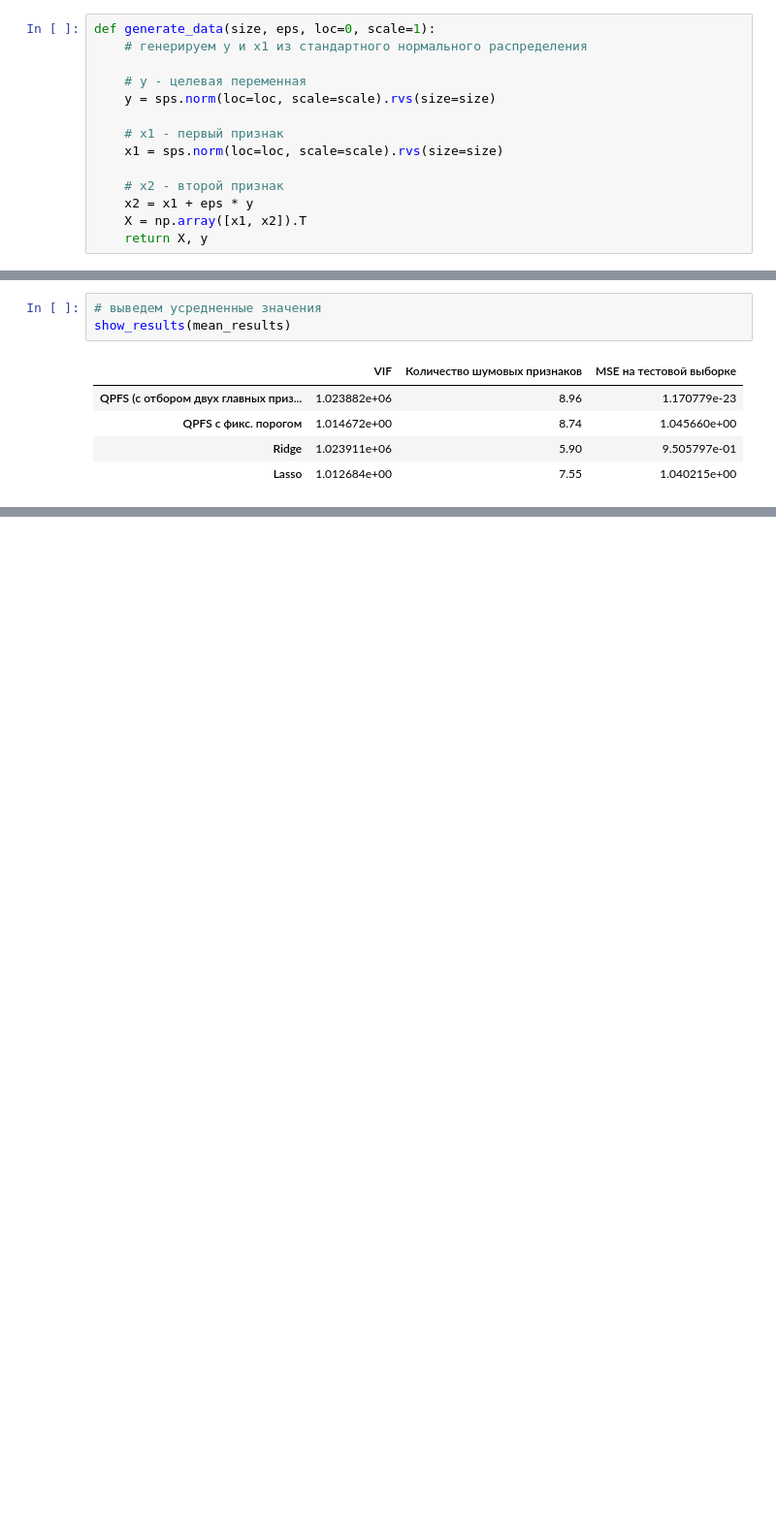
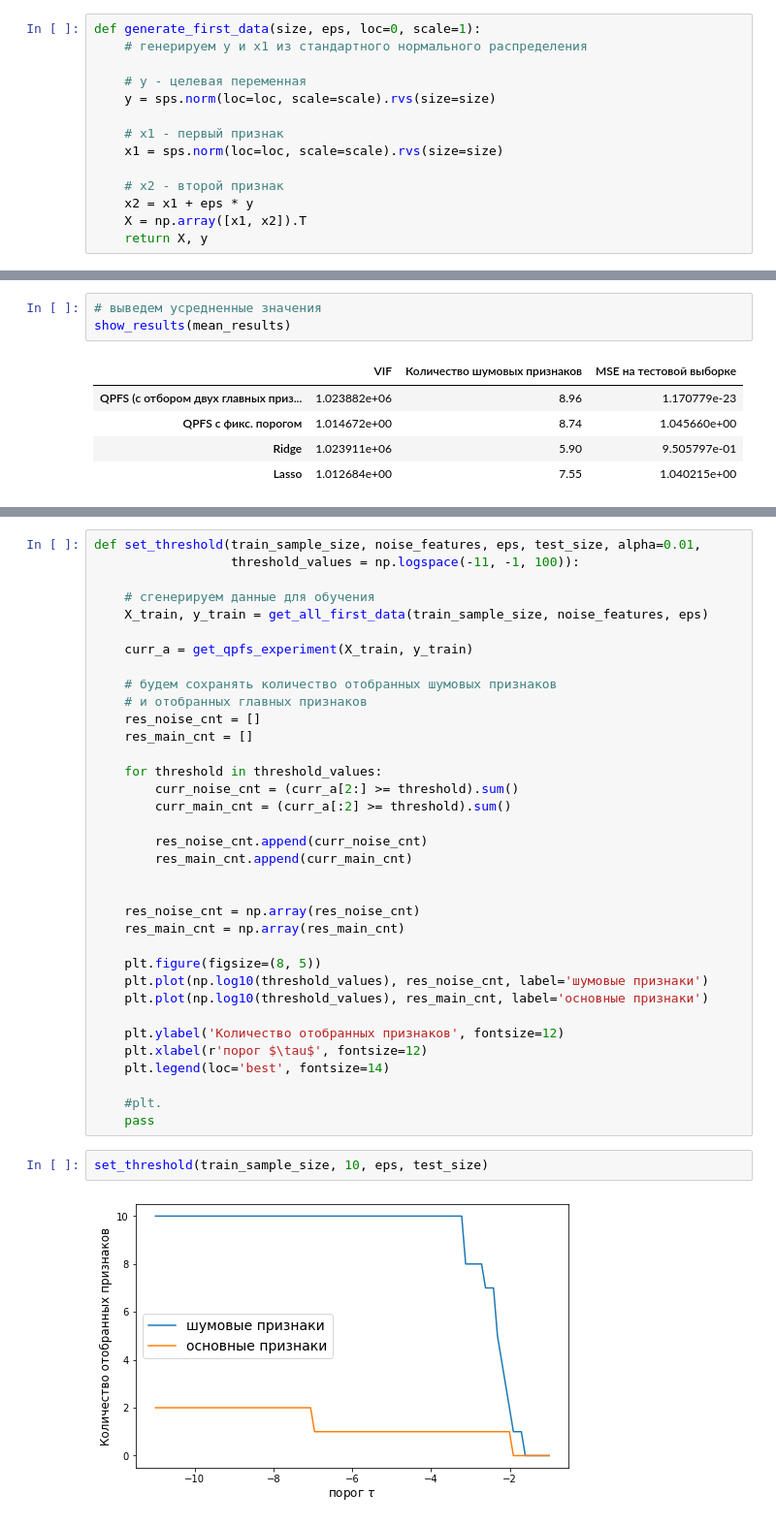
Before and after one commit to Intelligent-Systems-Phystech/2021-Project-87, a Jupyter notebook: code/Базовый эксперимент и сравнение методов.ipynb, the cells around one changed output, grey strips where cells are left out. Shown at 97% size. Drawn from its saved outputs; the diff is of its cells as text; blank space fills up the shorter version.

```diff
--- a/code/Базовый эксперимент и сравнение методов.ipynb
+++ b/code/Базовый эксперимент и сравнение методов.ipynb
@@ -29,7 +30,7 @@ def get_rel(X, y):
 # %% [markdown]
 Напишем функции для генерации данных.
 # %%
-def generate_data(size, eps, loc=0, scale=1):
+def generate_first_data(size, eps, loc=0, scale=1):
     # генерируем y и x1 из стандартного нормального распределения
 
     # y - целевая переменная
@@ -266,0 +283,39 @@ show_results(mean_results)
+# %%
+def set_threshold(train_sample_size, noise_features, eps, test_size, alpha=0.01,
+                  threshold_values = np.logspace(-11, -1, 100)):
+
+    # сгенерируем данные для обучения
+    X_train, y_train = get_all_first_data(train_sample_size, noise_features, eps)
+
+    curr_a = get_qpfs_experiment(X_train, y_train)
+
+    # будем сохранять количество отобранных шумовых признаков
+    # и отобранных главных признаков
+    res_noise_cnt = []
+    res_main_cnt = []
+
+    for threshold in threshold_values:
+        curr_noise_cnt = (curr_a[2:] >= threshold).sum()
+        curr_main_cnt = (curr_a[:2] >= threshold).sum()
+
+        res_noise_cnt.append(curr_noise_cnt)
+        res_main_cnt.append(curr_main_cnt)
+
+
+    res_noise_cnt = np.array(res_noise_cnt)
+    res_main_cnt = np.array(res_main_cnt)
+
+    plt.figure(figsize=(8, 5))
+    plt.plot(np.log10(threshold_values), res_noise_cnt, label='шумовые признаки')
+    plt.plot(np.log10(threshold_values), res_main_cnt, label='основные признаки')
+
+    plt.ylabel('Количество отобранных признаков', fontsize=12)
+    plt.xlabel(r'порог $\tau$', fontsize=12)
+    plt.legend(loc='best', fontsize=14)
+
+    #plt.
+    pass
+# %%
+set_threshold(train_sample_size, 10, eps, test_size)
+# %% [output]
+[figure, added]
```
Also changed, not shown: parts of 35 cells of this notebook.
